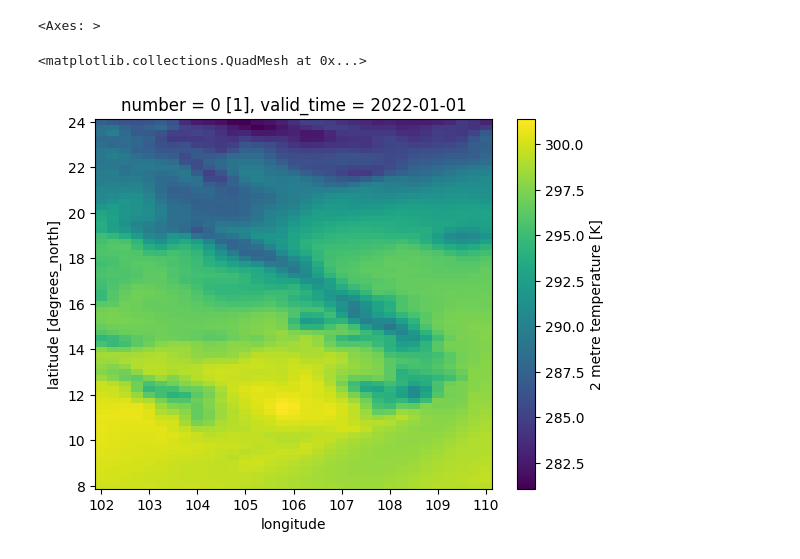
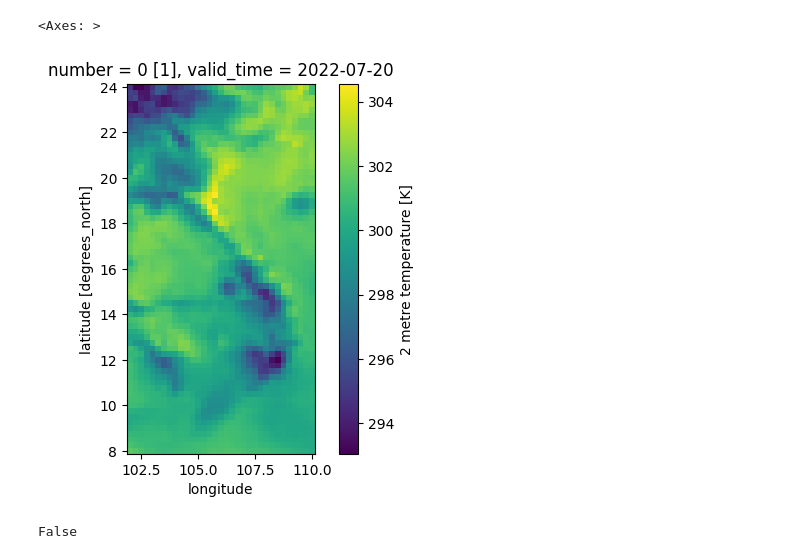
Before and after one commit to kraemer-lab/geoglue, a Jupyter notebook: notebooks/xarray_exactextract.ipynb, the cells around one changed output. Saved outputs shown, nothing was run; the diff lists cells and outputs as text; code cells hidden in the pictures.

```diff
--- a/notebooks/xarray_exactextract.ipynb
+++ b/notebooks/xarray_exactextract.ipynb
@@ -25,8 +30,7 @@ era5.population.plot()
 [figure]
 <Axes: >
 # %%
-era5.get_variable("2m_temperature").isel(valid_time=0).plot()
+era5["2m_temperature"].isel(valid_time=200).plot().axes.set_aspect("equal")
 # %% [output]
-<matplotlib.collections.QuadMesh at 0x...>
-[figure, old version]
+[figure, new version]
 # %%
@@ -33,0 +39,7 @@ weighted_temp = era5.zonal_daily("2m_temperature")
+# %%
+from datetime import date
+# Compare with unweighted data to see difference
+unweighted_temp = era5.zonal_daily("2m_temperature", weighted=False, min_date = date(2022,1,1), max_date=date(2022,2,1))
+unweighted_temp.weighted
+# %% [output]
+False
```
Also changed, not shown: parts of 11 cells of this notebook, 2 other files.
